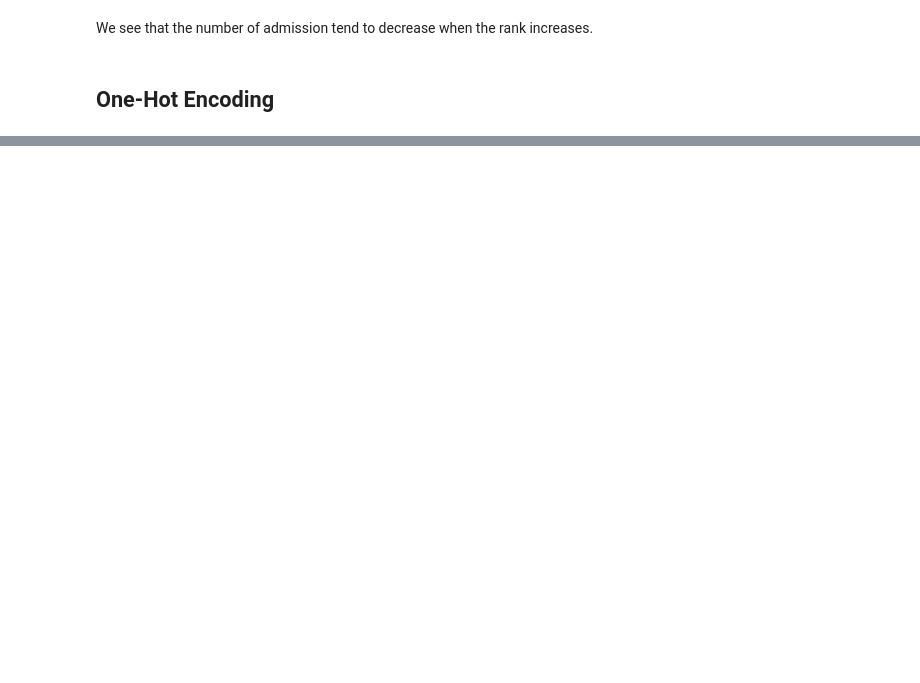
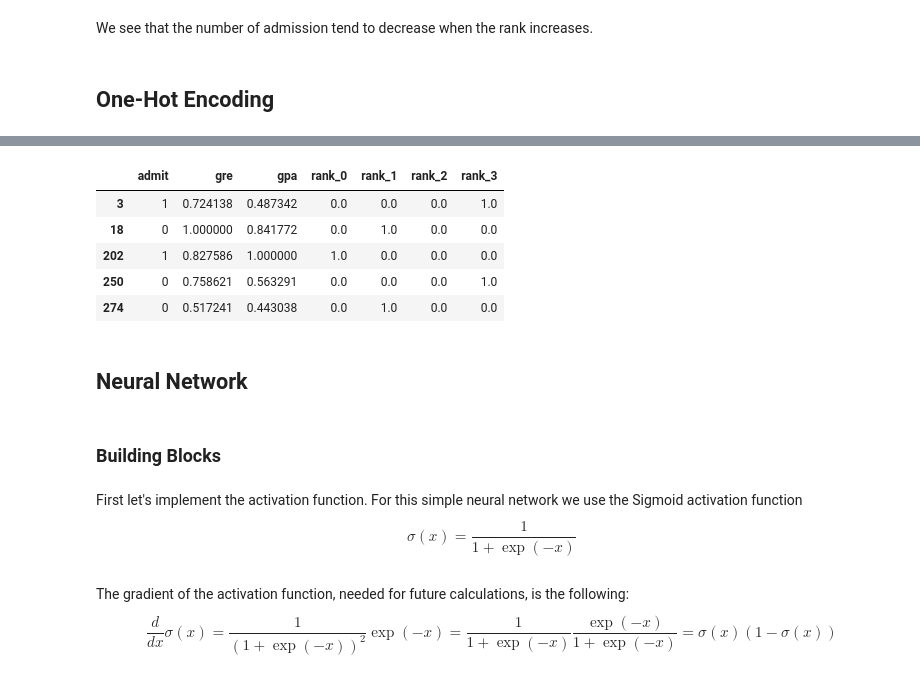
Before and after one commit to RMeli/BertelsmannAI, a Jupyter notebook: intro-to-nn/StudentAdmissions.ipynb, the cells around one changed output, grey strips where cells are left out. Drawn from its saved outputs; the diff is of its cells as text; code cells hidden in the pictures; blank space fills up the shorter version.

```diff
--- a/intro-to-nn/StudentAdmissions.ipynb
+++ b/intro-to-nn/StudentAdmissions.ipynb
@@ -121,0 +172,18 @@ NameError: name 'ranks_encoded' is not defined
+# %%
+train_set.head()
+# %% [output]
+|  | admit | gre | gpa | rank_0 | rank_1 | rank_2 | rank_3 |
+| 3 | 1 | 0.724138 | 0.487342 | 0.0 | 0.0 | 0.0 | 1.0 |
+| 18 | 0 | 1.000000 | 0.841772 | 0.0 | 1.0 | 0.0 | 0.0 |
+| 202 | 1 | 0.827586 | 1.000000 | 1.0 | 0.0 | 0.0 | 0.0 |
+| 250 | 0 | 0.758621 | 0.563291 | 0.0 | 0.0 | 0.0 | 1.0 |
+| 274 | 0 | 0.517241 | 0.443038 | 0.0 | 1.0 | 0.0 | 0.0 |
+# %% [markdown]
+## Neural Network
+# %% [markdown]
+### Building Blocks
+# %% [markdown]
+First let's implement the activation function. For this simple neural network we use the Sigmoid activation function
+$$
+    \sigma(x) = \frac{1}{1 + \exp(-x)}
+$$
@@ -121,0 +196,5 @@ NameError: name 'ranks_encoded' is not defined
+# %% [markdown]
+The gradient of the activation function, needed for future calculations, is the following:
+$$
+    \frac{d}{dx}\sigma(x) = \frac{1}{(1 + \exp(-x))^2}\exp(-x) = \frac{1}{1 + \exp(-x)}\frac{\exp(-x)}{1 + \exp(-x)} =  \sigma(x)(1 - \sigma(x))
+$$
```
Also changed, not shown: parts of 32 cells of this notebook.
